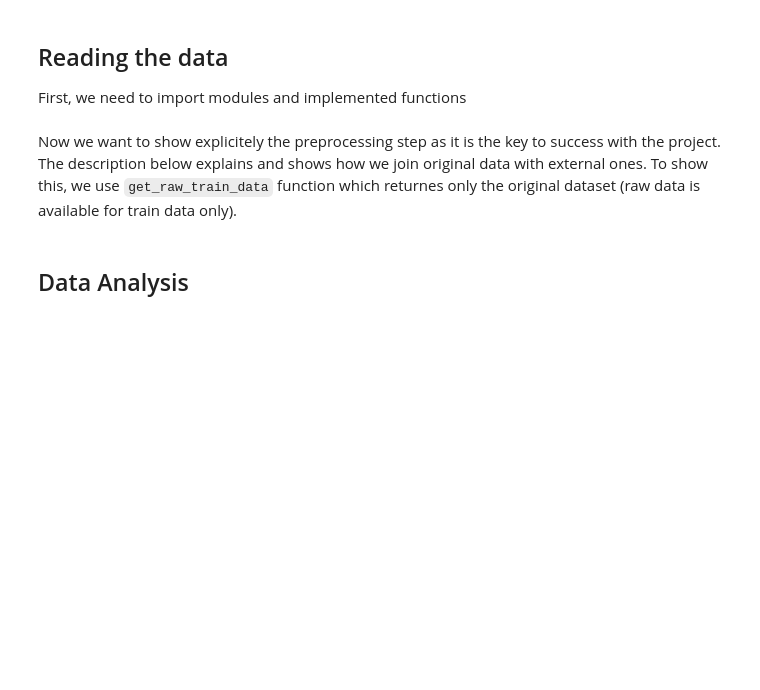
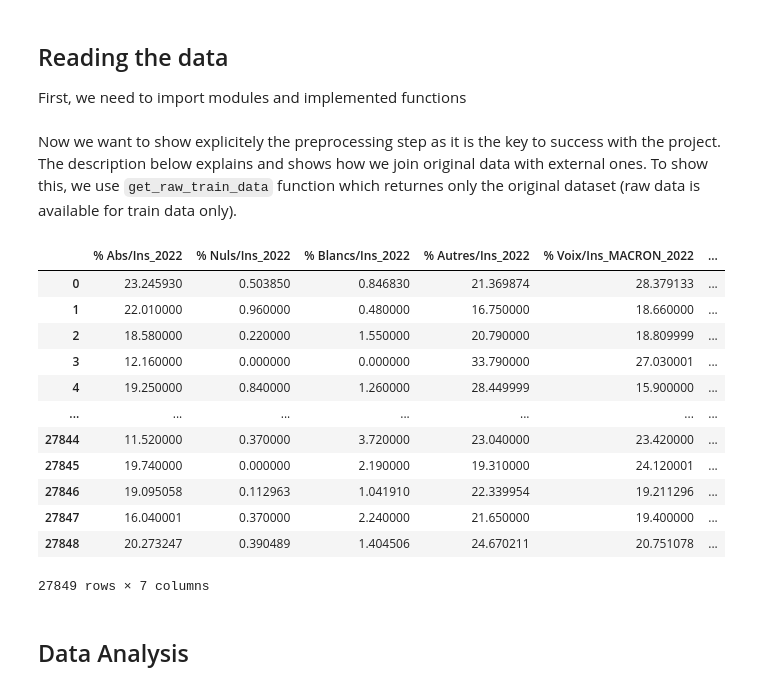
Before and after one commit to alexisbouley/Datacamp-Presidential-Project, a Jupyter notebook: french_elections_starting_kit.ipynb, the cells around one changed output. Drawn from its saved outputs; the diff is of its cells as text; code cells hidden in the pictures; blank space fills up the shorter version.

```diff
--- a/french_elections_starting_kit.ipynb
+++ b/french_elections_starting_kit.ipynb
@@ -83,3 +87,19 @@ X_train, y_train = get_raw_train_data()
+# %%
+y_train
+# %% [output]
+|  | % Abs/Ins_2022 | % Nuls/Ins_2022 | % Blancs/Ins_2022 | % Autres/Ins_2022 | % Voix/Ins_MACRON_2022 | ... |
+| 0 | 23.245930 | 0.503850 | 0.846830 | 21.369874 | 28.379133 | ... |
+| 1 | 22.010000 | 0.960000 | 0.480000 | 16.750000 | 18.660000 | ... |
+| 2 | 18.580000 | 0.220000 | 1.550000 | 20.790000 | 18.809999 | ... |
+| 3 | 12.160000 | 0.000000 | 0.000000 | 33.790000 | 27.030001 | ... |
+| 4 | 19.250000 | 0.840000 | 1.260000 | 28.449999 | 15.900000 | ... |
+| ... | ... | ... | ... | ... | ... | ... |
+| 27844 | 11.520000 | 0.370000 | 3.720000 | 23.040000 | 23.420000 | ... |
+| 27845 | 19.740000 | 0.000000 | 2.190000 | 19.310000 | 24.120001 | ... |
+| 27846 | 19.095058 | 0.112963 | 1.041910 | 22.339954 | 19.211296 | ... |
+| 27847 | 16.040001 | 0.370000 | 2.240000 | 21.650000 | 19.400000 | ... |
+| 27848 | 20.273247 | 0.390489 | 1.404506 | 24.670211 | 20.751078 | ... |
+27849 rows × 7 columns
 # %% [markdown]
 ## Data Analysis
 # %% [markdown]
```
Also changed, not shown: parts of 5 cells of this notebook, 2 other files.
